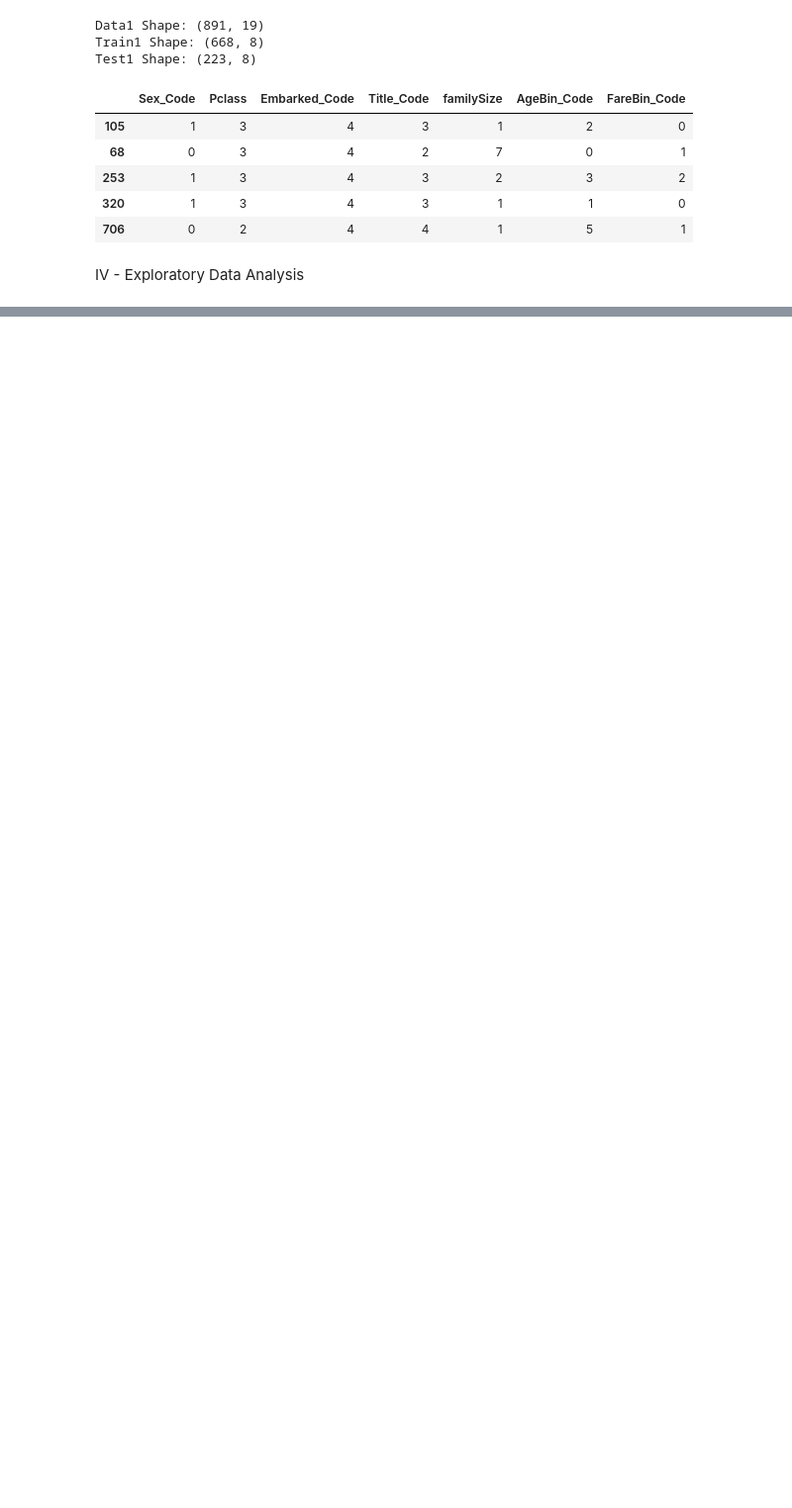
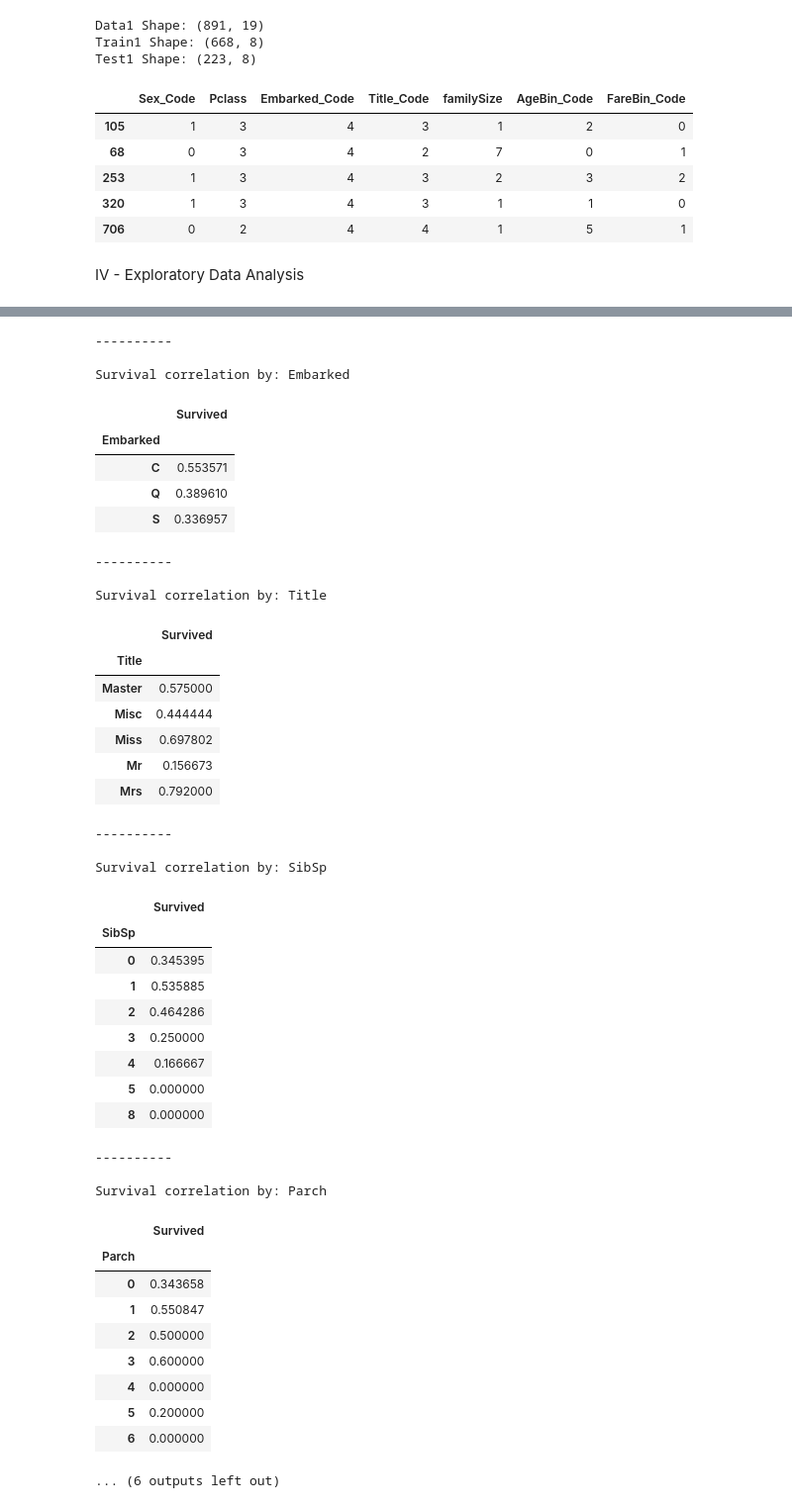
Before and after one commit to sidkrishna92/rmsTitanic, a Jupyter notebook: titanic.ipynb, the cells around one changed output, grey strips where cells are left out. Shown: that part at 99% size. Saved outputs shown, nothing was run; the diff lists cells and outputs as text; code cells hidden in the pictures; blank space fills up the shorter version.

Commit message:
Exploratory Data Analysis

```diff
--- a/titanic.ipynb
+++ b/titanic.ipynb
@@ -474,3 +474,15 @@ Test1 Shape: (223, 8)
 | 706 | 0 | 2 | 4 | 4 | 1 | 5 | 1 |
 # %% [markdown]
 IV - Exploratory Data Analysis
+# %%
+#Variable corelation with survival
+for x in data1_x:
+    if data1[x].dtype != 'float64':
+        print('Survival correlation by: %s' % x)
+        display(data1[[x, Target[0]]].groupby(x, as_index= True).mean())
+        print('-'*10 + '\n')
+
+#Crosstab view example
+print('Crosstab View example:')
+display(pd.crosstab(data1['Title'], data1[Target[0]]))
+# %% [output]
@@ -476,0 +502,43 @@ IV - Exploratory Data Analysis
+----------
+
+Survival correlation by: Embarked
+|  | Survived |
+| Embarked |  |
+| C | 0.553571 |
+| Q | 0.389610 |
+| S | 0.336957 |
+----------
+
+Survival correlation by: Title
+|  | Survived |
+| Title |  |
+| Master | 0.575000 |
+| Misc | 0.444444 |
+| Miss | 0.697802 |
+| Mr | 0.156673 |
+| Mrs | 0.792000 |
+----------
+
+Survival correlation by: SibSp
+|  | Survived |
+| SibSp |  |
+| 0 | 0.345395 |
+| 1 | 0.535885 |
+| 2 | 0.464286 |
+| 3 | 0.250000 |
+| 4 | 0.166667 |
+| 5 | 0.000000 |
+| 8 | 0.000000 |
+----------
+
+Survival correlation by: Parch
+|  | Survived |
+| Parch |  |
+| 0 | 0.343658 |
+| 1 | 0.550847 |
+| 2 | 0.500000 |
+| 3 | 0.600000 |
+| 4 | 0.000000 |
+| 5 | 0.200000 |
+| 6 | 0.000000 |
+... (6 outputs left out)
```
Also changed, not shown: parts of 1 cell of this notebook.
